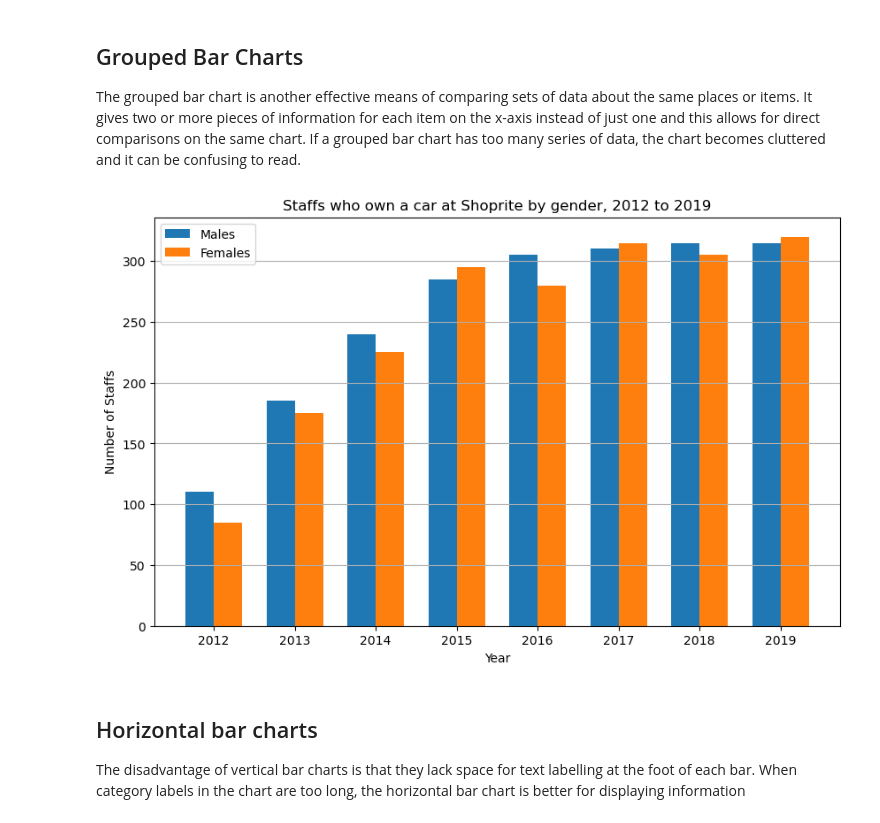
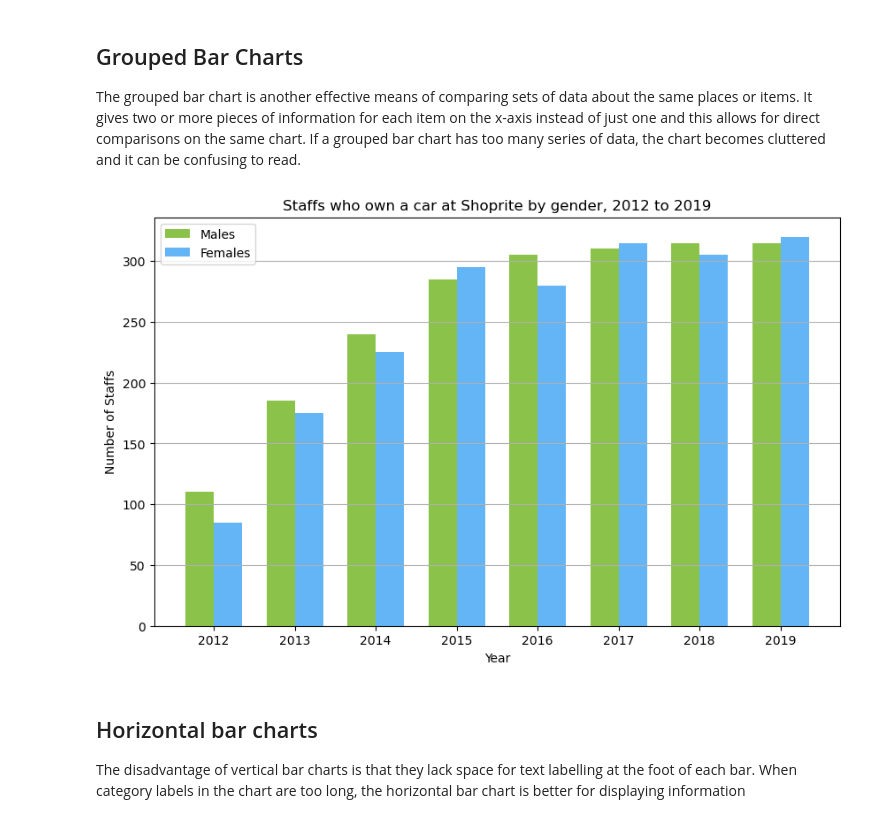
Before and after one commit to agordavidt/Data-Analytics_Course, a Jupyter notebook: python_data_analytics/matplotlib/03-bar_charts.ipynb, the cells around one changed output. Drawn from its saved outputs; the diff is of its cells as text; code cells hidden in the pictures.

Commit message:
bar charts

```diff
--- a/python_data_analytics/matplotlib/03-bar_charts.ipynb
+++ b/python_data_analytics/matplotlib/03-bar_charts.ipynb
@@ -60,35 +60,35 @@ confusing to read.
 # %%
 # Staff who own a car by gender, 2012 to 2019
 years = [2012, 2013, 2014, 2015, 2016, 2017, 2018, 2019]
 males = [110, 185, 240, 285, 305, 310, 315, 315]
 females = [85, 175, 225, 295, 280, 315, 305, 320]
 
 # Bar width
 bar_width = 0.35
 
 # Set the bar positions
 bar_positions_males = [year - bar_width/2 for year in years]
 bar_positions_females = [year + bar_width/2 for year in years]
 
 # Plotting
 plt.figure(figsize=(10, 6))
 
-plt.bar(bar_positions_males, males, width=bar_width, label='Males')
-plt.bar(bar_positions_females, females, width=bar_width, label='Females')
+plt.bar(bar_positions_males, males, width=0.35, label='Males', color="#8BC34A")
+plt.bar(bar_positions_females, females, width=0.35, label='Females', color='#64B5F6')
 
 # Adding labels and title
 plt.xlabel('Year')
 plt.ylabel('Number of Staffs')
 plt.title('Staffs who own a car at Shoprite by gender, 2012 to 2019')
 
 # Adding legend
 plt.legend()
 
 # Display the plot
 plt.grid(axis="y")
 plt.show()
 # %% [output]
-[figure, old version]
+[figure, new version]
 # %% [markdown]
 ## Horizontal bar charts
 The disadvantage of vertical bar charts is that they lack space for text labelling at the foot of each bar.
```
Also changed, not shown: parts of 3 cells of this notebook.
